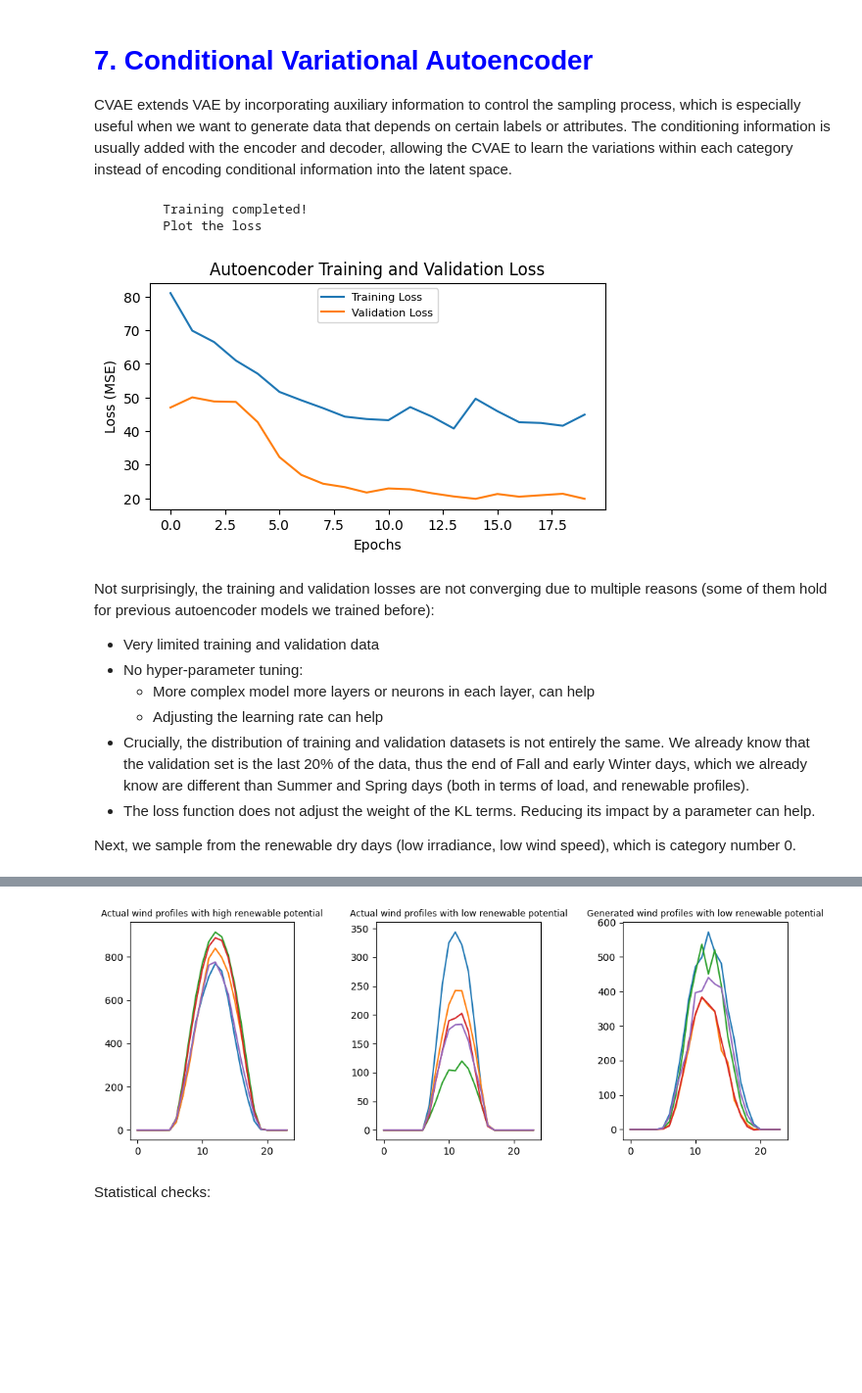
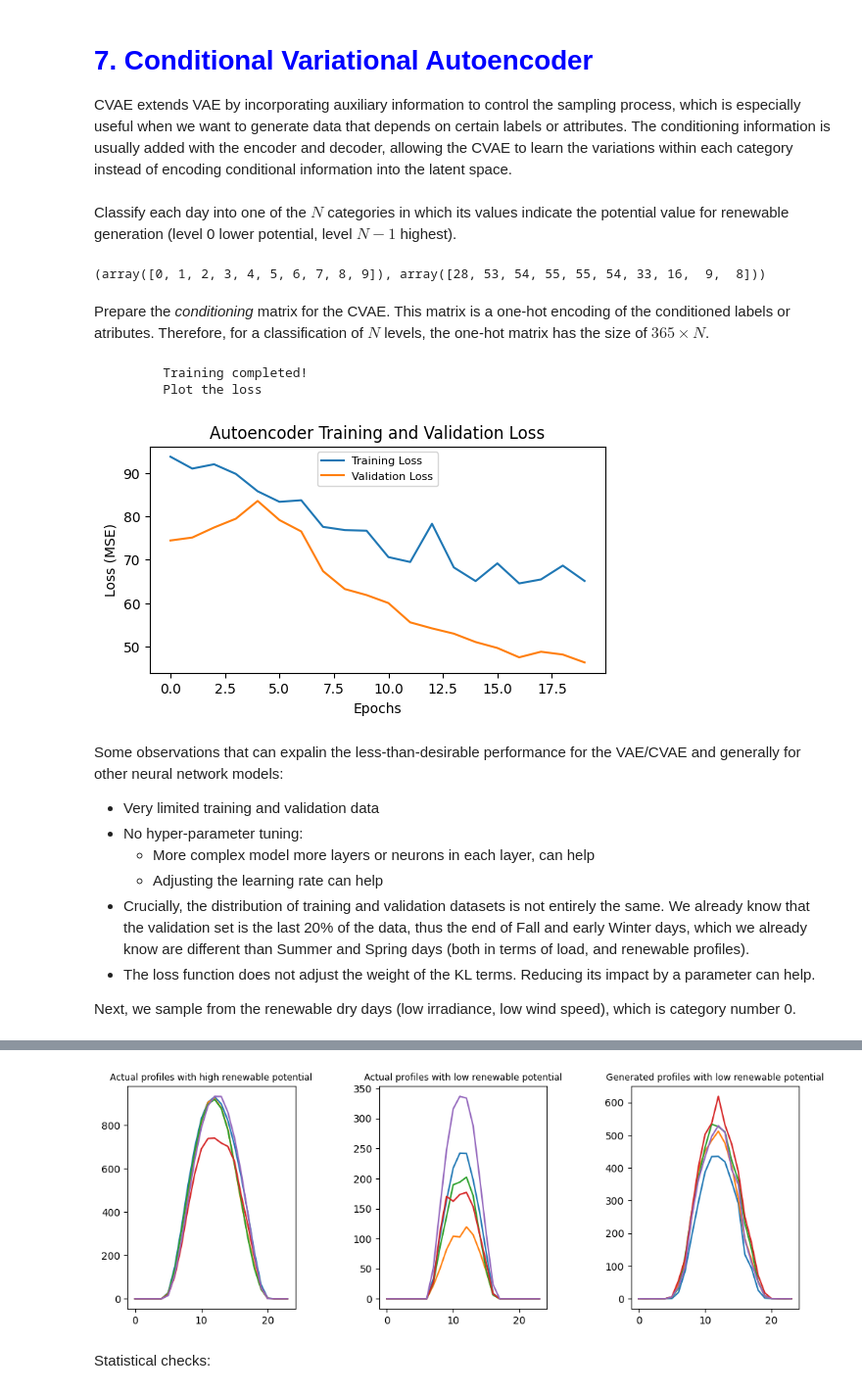
Before and after one commit to RahmanKhorramfar91/UAI_AI_Energy_Case_Studies, a Jupyter notebook: Case Study 2 - Extreme Events_Identification and Generation_.ipynb, the cells around one changed output, grey strips where cells are left out. Shown at 98% size. Saved outputs shown, nothing was run; the diff lists cells and outputs as text; code cells hidden in the pictures; blank space fills up the shorter version.

```diff
--- a/Case Study 2 - Extreme Events_Identification and Generation_.ipynb
+++ b/Case Study 2 - Extreme Events_Identification and Generation_.ipynb
@@ -634,3 +615,15 @@ vRE_status = ((temperature > temperature_median).astype(int) * 2 +
+# %% [markdown]
+Classify each day into one of the $N$ categories in which its values indicate the potential value for renewable generation (level 0 lower potential, level $N-1$ highest).
+# %%
+irradiance_mean = daily_hourly_standardized[:,2::].mean(axis=1)
+wind_speed_mean = daily_hourly_standardized[:,3::].mean(axis=1)
+renewable_potential = irradiance_mean + wind_speed_mean;
+
+discretizer = KBinsDiscretizer(n_bins = 10, encode='ordinal', strategy='kmeans'); # level 5 is the highest total load
+day_labels = discretizer.fit_transform(renewable_potential.reshape(-1, 1)).astype(int).flatten();
+print(np.unique(day_labels, return_counts=True));
+# %% [output]
+(array([0, 1, 2, 3, 4, 5, 6, 7, 8, 9]), array([28, 53, 54, 55, 55, 54, 33, 16,  9,  8]))
 # %%
 def one_hot(y, n_classes):
     '''
@@ -660,3 +646,14 @@ val_cond = y_cond[train_size:];
+# %% [markdown]
+Prepare the *conditioning* matrix for the CVAE. This matrix is a one-hot encoding of the conditioned labels or atributes. Therefore, for a classification of $N$ levels, the one-hot matrix has the size of $365\times N$.
+# %%
+
+# prepare the data
+y_cond = one_hot(day_labels, n_classes=day_labels.max()+1);  # alternatively: tf.keras.utils.to_categorical(vRE_status, num_classes=vRE_status.max()+1)
+train_size = int(len(daily_hourly_standardized) * 0.8);
+train_data = daily_hourly_standardized[:train_size];
+val_data = daily_hourly_standardized[train_size:];
+train_cond = y_cond[:train_size];
+val_cond = y_cond[train_size:];
 # %%
 # Build a VAE. Keep the architecture simple for easier debugging. The model can be make complex after a full evaluation of outcomes
 INPUT_DIM = daily_hourly_standardized.shape[1]; # 24*len(exog_columns)
@@ -664,7 +661,7 @@ LATENT_DIM = 8 # Dimension of the latent space
 EPOCH_NUM = 20;
 BATCH_SIZE = 32;
 H1, H2 = 128, 64;
-CON_DIM = 4;  # the size of the condition (number of bins to categorize days)
+CON_DIM = day_labels.max()+1;  # the size of the condition (number of bins to categorize days)
 
 # Build encoder
 inputs = Input(shape=(INPUT_DIM,), name="x");
@@ -712,9 +709,9 @@ ax.legend(loc='upper center',ncol=1, bbox_to_anchor=(0.5, 1), prop={'size': 8});
 # %% [output]
          Training completed!
          Plot the loss
-[figure, old version]
+[figure, new version]
 # %% [markdown]
-Not surprisingly, the training and validation losses are not converging due to multiple reasons (some of them hold for previous autoencoder models we trained before):
+Some observations that can expalin the less-than-desirable performance for the VAE/CVAE and generally for other neural network models:
 
 - Very limited training and validation data
 - No hyper-parameter tuning:
@@ -732,23 +729,23 @@ z = np.random.normal(size=(num_samples, 8));
 samples = cvae.decoder.predict([z, y_cond]);
 generated = samples*cols_std+cols_mean;
 
-# let's visualize the wind speed only
-gen_wind = generated[:,2::len(selected_columns)];
-gen_windT = gen_wind.T;
+# Visualize the irradiance or wind speed profiles
+gen_profile = generated[:,2::len(selected_columns)];
+gen_profileT = gen_profile.T;
 
 actuals = daily_hourly_standardized*cols_std+cols_mean;
-actual_wind = actuals[:, 2::len(selected_columns)];
-actual_windT = actual_wind.T;
+actual_profile = actuals[:, 2::len(selected_columns)];
+actual_profileT = actual_profile.T;
 
 fig, ax = plt.subplots(nrows=1, ncols=3, figsize=(12, 4),
                        gridspec_kw={'width_ratios': [10, 10, 10],'height_ratios': [5],
                        'wspace': 0.5,'hspace': 0.1});
-actual_wid_levelL = actual_windT[:,vRE_status==vRE_status.min()];
-actual_wid_levelH = actual_windT[:,vRE_status==vRE_status.max()];
-ax[0].plot(actual_wid_levelH[:,:5]);
-ax[1].plot(actual_wid_levelL[:,:5]);
-ax[2].plot(gen_windT[:,:5]);
-ax[0].set_title('Actual wind profiles with high renewable potential', fontsize=9);
-ax[1].set_title('Actual wind profiles with low renewable potential', fontsize=9);
-ax[2].set_title('Generated wind profiles with low renewable potential', fontsize=9);
+actual_profile_levelL = actual_profileT[:,day_labels==day_labels.min()];
+actual_profile_levelH = actual_profileT[:,day_labels==day_labels.max()];
+ax[0].plot(actual_profile_levelH[:,:5]);
+ax[1].plot(actual_profile_levelL[:,:5]);
+ax[2].plot(gen_profileT[:,:5]);
+ax[0].set_title('Actual profiles with high renewable potential', fontsize=9);
+ax[1].set_title('Actual profiles with low renewable potential', fontsize=9);
+ax[2].set_title('Generated profiles with low renewable potential', fontsize=9);
 # %% [output]
@@ -756 +753 @@ ax[2].set_title('Generated wind profiles with low renewable potential', fontsize
-[figure, old version]
+[figure, new version]
```
Also changed, not shown: parts of 24 cells of this notebook.
